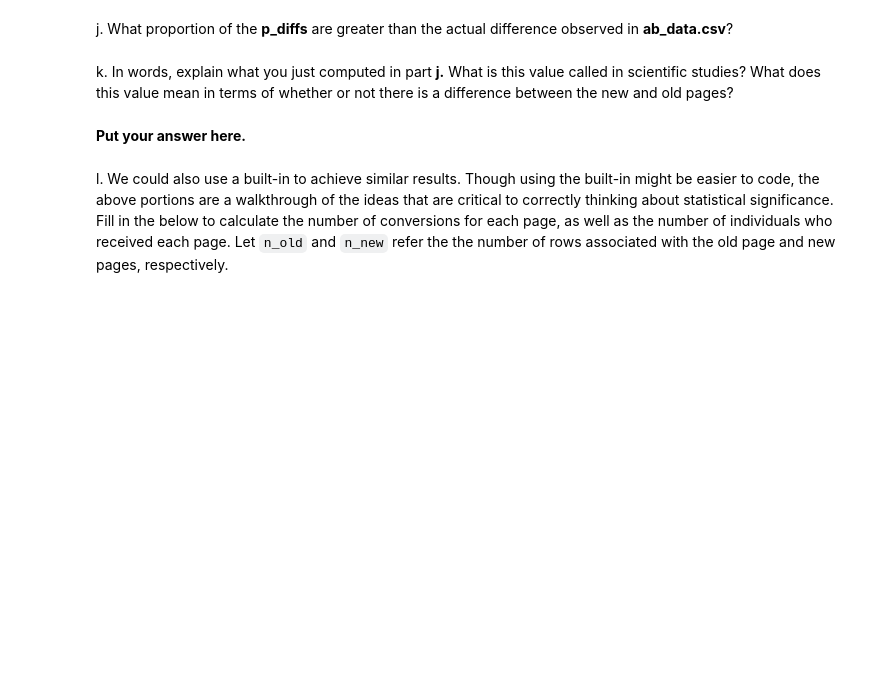
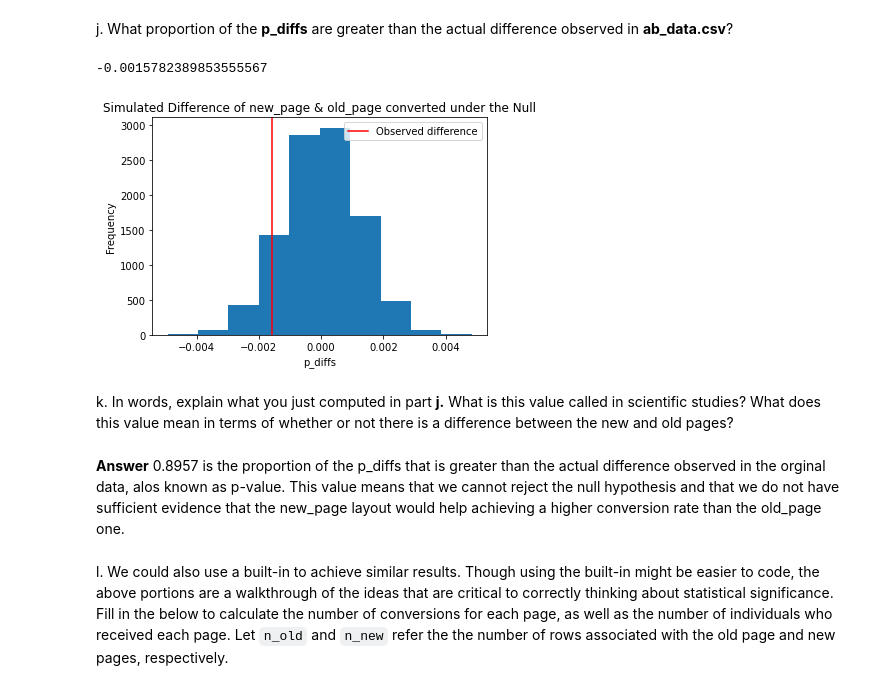
Before and after one commit to MahmoudHousam/Analyze-AB-Test-Results, a Jupyter notebook: Analyze_ab_test_results_notebook.ipynb, the cells around one changed output. Saved outputs shown, nothing was run; the diff lists cells and outputs as text; code cells hidden in the pictures; blank space fills up the shorter version.

Commit message:
Hypothesis testing

```diff
--- a/Analyze_ab_test_results_notebook.ipynb
+++ b/Analyze_ab_test_results_notebook.ipynb
@@ -203,2 +224,5 @@ d. What is $n_{old}$?
 # %% [markdown]
 e. Simulate $n_{new}$ transactions with a convert rate of $p_{new}$ under the null.  Store these $n_{new}$ 1's and 0's in **new_page_converted**.
+# %%
+new_page_converted = np.random.binomial(1,p_new,n_new)
+new_page_converted.mean()
@@ -205,2 +231,5 @@ e. Simulate $n_{new}$ transactions with a convert rate of $p_{new}$ under the nu
 # %% [markdown]
 f. Simulate $n_{old}$ transactions with a convert rate of $p_{old}$ under the null.  Store these $n_{old}$ 1's and 0's in **old_page_converted**.
+# %%
+old_page_converted = np.random.binomial(1,p_old,n_old)
+old_page_converted.mean()
@@ -209,4 +244,12 @@ g. Find $p_{new}$ - $p_{old}$ for your simulated values from part (e) and (f).
 # %% [markdown]
 h. Simulate 10,000 $p_{new}$ - $p_{old}$ values using this same process similarly to the one you calculated in parts **a. through g.** above.  Store all 10,000 values in a numpy array called **p_diffs**.
+# %%
+# run simulation 10000 times
+p_diffs = []
+
+for _ in range(10000):
+    new_page_converted = np.random.binomial(1,p_new,n_new).mean()
+    old_page_converted = np.random.binomial(1,p_old,n_old).mean()
+    p_diffs.append(new_page_converted - old_page_converted)
 # %% [markdown]
 i. Plot a histogram of the **p_diffs**.  Does this plot look like what you expected?  Use the matching problem in the classroom to assure you fully understand what was computed here.
@@ -213,8 +262,29 @@ i. Plot a histogram of the **p_diffs**.  Does this plot look like what you expec
 # %% [markdown]
 j. What proportion of the **p_diffs** are greater than the actual difference observed in **ab_data.csv**?
+# %%
+df_control = df2.query('group == "control"')
+df_treatment = df2.query('group == "treatment"')
+
+# display observed difference
+obs_diff = df_treatment.converted.mean() - df_control.converted.mean()
+obs_diff
+# %% [output]
+-0.0015782389853555567
+# %%
+# plot line for observed statistic
+plt.hist(p_diffs)
+plt.axvline(x=obs_diff, color='r', label="Observed difference")
+plt.xlabel('p_diffs')
+plt.ylabel('Frequency')
+plt.title('Simulated Difference of new_page & old_page converted under the Null');
+plt.legend()
+plt.show()
+# %% [output]
+[figure, added]
 # %% [markdown]
 k. In words, explain what you just computed in part **j.**  What is this value called in scientific studies?  What does this value mean in terms of whether or not there is a difference between the new and old pages?
-# %% [markdown]
-**Put your answer here.**
+# %% [markdown]
+**Answer**
+0.8957 is the proportion of the p_diffs that is greater than the actual difference observed in the orginal data, alos known as p-value. This value means that we cannot reject the null hypothesis and that we do not have sufficient evidence that the new_page layout would help achieving a higher conversion rate than the old_page one.
 # %% [markdown]
 l. We could also use a built-in to achieve similar results.  Though using the built-in might be easier to code, the above portions are a walkthrough of the ideas that are critical to correctly thinking about statistical significance. Fill in the below to calculate the number of conversions for each page, as well as the number of individuals who received each page. Let `n_old` and `n_new` refer the the number of rows associated with the old page and new pages, respectively.
```
Also changed, not shown: parts of 21 cells of this notebook.
